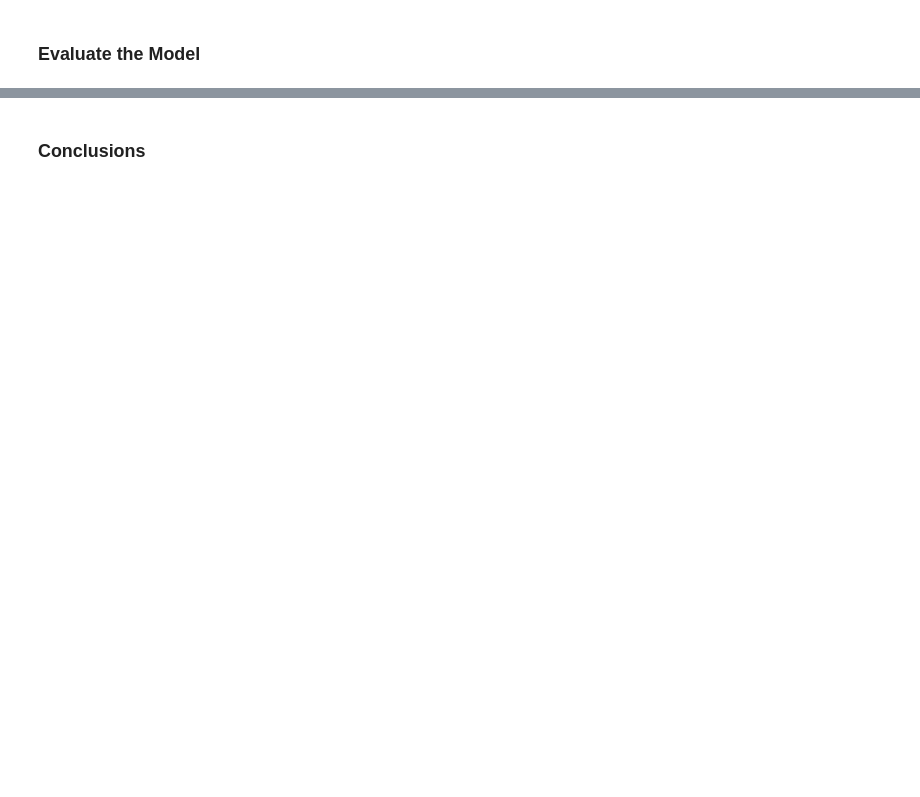
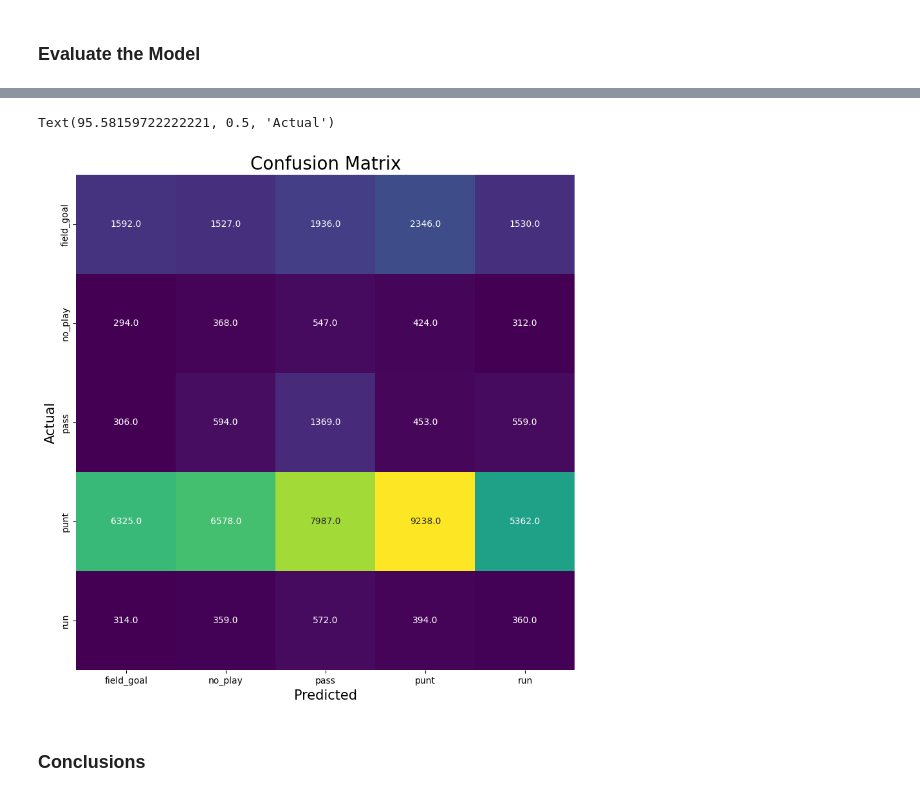
Before and after one commit to eanelson01/distributed-computing-final, a Jupyter notebook: model-3.ipynb, the cells around one changed output, grey strips where cells are left out. Saved outputs shown, nothing was run; the diff lists cells and outputs as text; code cells hidden in the pictures; blank space fills up the shorter version.

Commit message:
Added to model3 file and DataPipelineFxn

```diff
--- a/model-3.ipynb
+++ b/model-3.ipynb
@@ -106,0 +114,3 @@ class GBTClassifier(_JavaProbabilisticClassifier, _GBTClassifierParams, pyspark.
+# %%
+# fit the model with the hyperparameter search
+nb_model = tvs.fit(df)
@@ -107,2 +135,12 @@ class GBTClassifier(_JavaProbabilisticClassifier, _GBTClassifierParams, pyspark.
 # %% [markdown]
 ### Evaluate the Model
+# %%
+best_model = nb_model.bestModel
+
+# Extract the parameter map of the best model
+best_params = best_model.stages[-1].extractParamMap()
+
+# Print the parameters values
+print("Tuned Parameters of the Best Model:")
+for param, value in best_params.items():
+    print(f"{param.name}: {value}")
@@ -108,0 +156,16 @@ class GBTClassifier(_JavaProbabilisticClassifier, _GBTClassifierParams, pyspark.
+# %%
+# get prediction on test data
+prediction = best_model.transform(test_df)
+# %%
+from pyspark.sql.types import FloatType
+from pyspark.mllib.evaluation import MulticlassMetrics
+
+#Adapting code from https://www.kaggle.com/code/ashokkumarpalivela/multiclass-classification-using-pyspark for confusion matrix
+preds_and_labels = prediction.select(['prediction','play_type_idx'])\
+                              .withColumn('play_type_idx', col('play_type_idx')\
+                              .cast(FloatType()))\
+                              .orderBy('prediction')
+
+metrics = MulticlassMetrics(preds_and_labels.rdd.map(tuple))
+
+print(metrics.confusionMatrix().toArray())
@@ -109,2 +180,18 @@ class GBTClassifier(_JavaProbabilisticClassifier, _GBTClassifierParams, pyspark.
+# %%
+labels = ["field_goal", "no_play", "pass", "punt", "run"]
+_ = plt.figure(figsize=(10, 10))
+ax = sns.heatmap(metrics.confusionMatrix().toArray(),
+            cmap='viridis',
+            annot=True,fmt='0',
+            cbar=False,
+            xticklabels=labels,
+            yticklabels=labels)
+
+plt.title('Confusion Matrix', fontsize = 20) # title with fontsize 20
+plt.xlabel('Predicted', fontsize = 15) # x-axis label with fontsize 15
+plt.ylabel('Actual', fontsize = 15) # y-axis label with fontsize 15
+# %% [output]
+Text(95.58159722222221, 0.5, 'Actual')
+[figure, added]
 # %% [markdown]
 ### Conclusions
```
Also changed, not shown: parts of 10 cells of this notebook, 1 other file.
